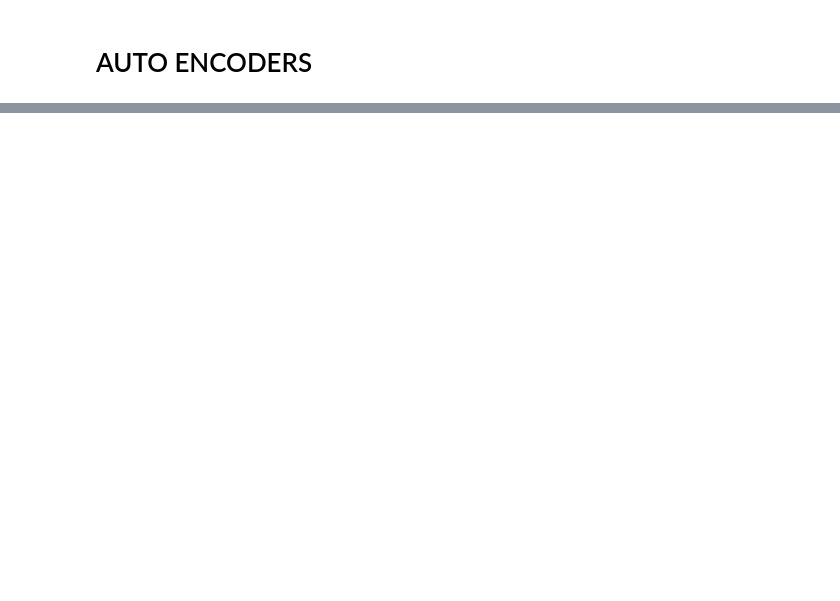
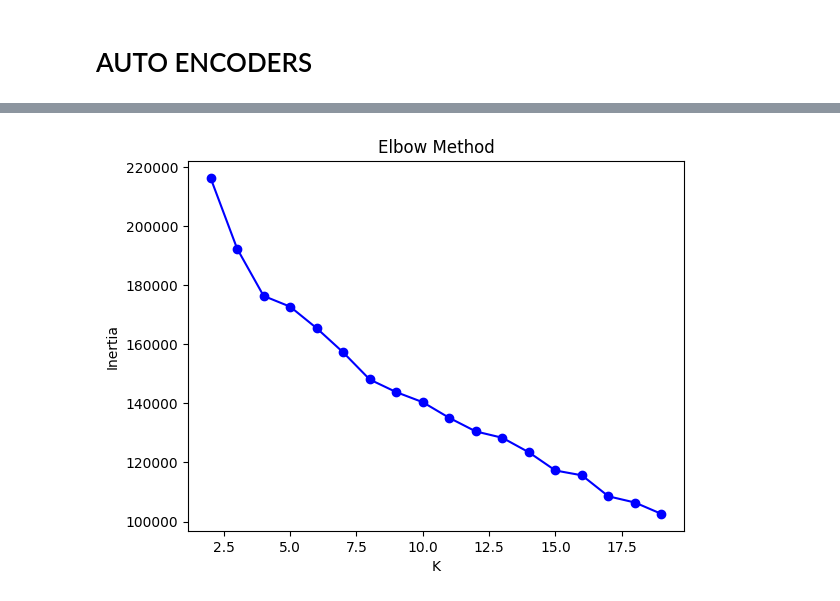
Before and after one commit to akashhguptaa/Food-Reccomendation-system, a Jupyter notebook: app.ipynb, the cells around one changed output, grey strips where cells are left out. Cells and saved outputs as stored; diff of their text form; code cells hidden in the pictures; blank space fills up the shorter version.

```diff
--- a/app.ipynb
+++ b/app.ipynb
@@ -442,0 +831,14 @@ Cosine Similarity (Reconstruction): 0.9962
+# %%
+inertias = []
+K_range = range(2, 20)
+for k in K_range:
+    km = KMeans(n_clusters=k, random_state=42).fit(X_scaled)
+    inertias.append(km.inertia_)
+
+plt.plot(K_range, inertias, 'bo-')
+plt.xlabel('K')
+plt.ylabel('Inertia')
+plt.title('Elbow Method')
+plt.show()
+# %% [output]
+[figure, added]
```
Also changed, not shown: parts of 55 cells of this notebook.
